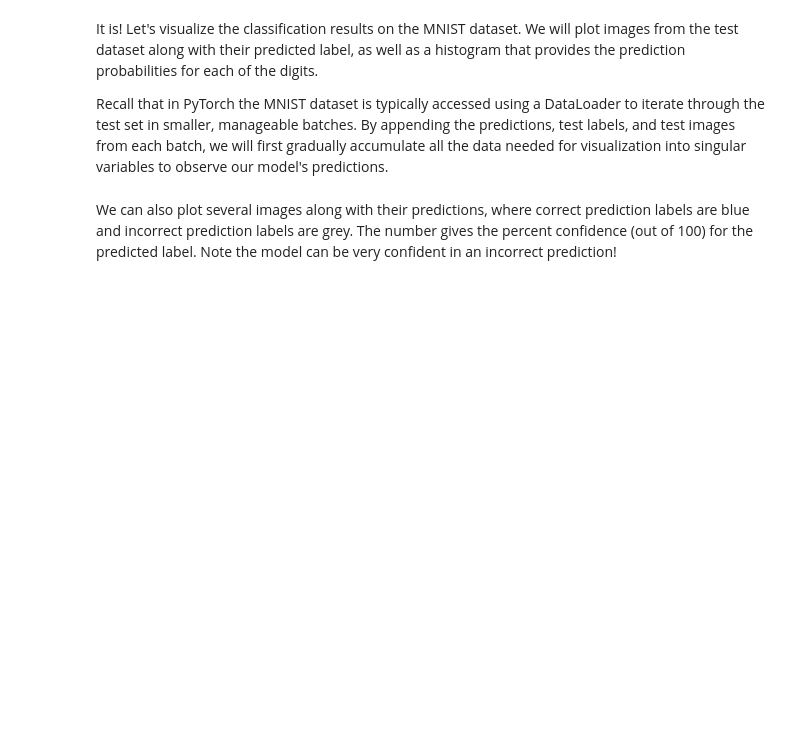
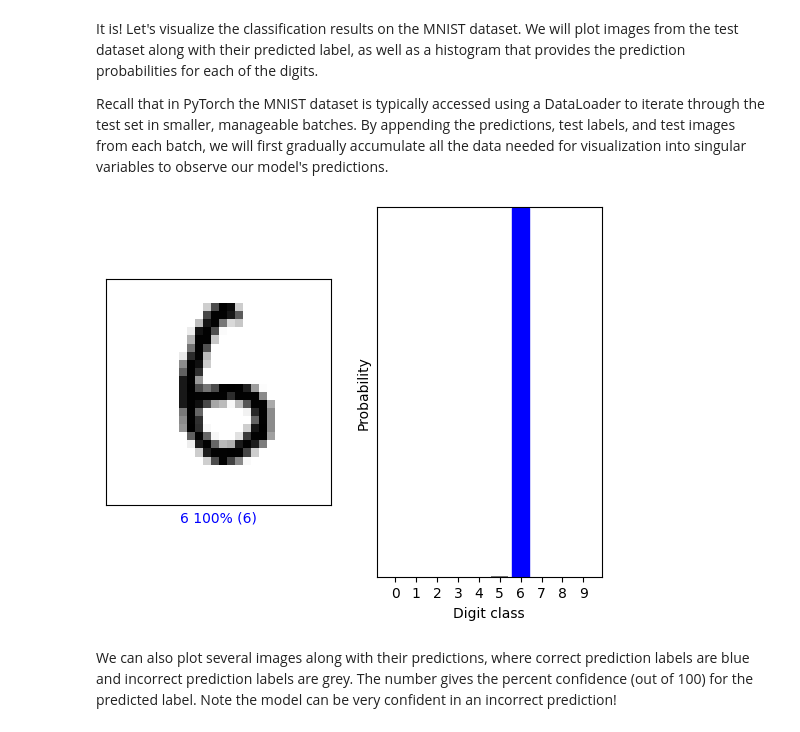
Before and after one commit to code-joswin/Deep-Learning, a Jupyter notebook: lab2/PT_Part1_MNIST.ipynb, the cells around one changed output. Drawn from its saved outputs; the diff is of its cells as text; code cells hidden in the pictures; blank space fills up the shorter version.

```diff
--- a/lab2/PT_Part1_MNIST.ipynb
+++ b/lab2/PT_Part1_MNIST.ipynb
@@ -524,6 +590,9 @@ all_images = []
 # Process test set in batches
 with torch.no_grad():
     for images, labels in testset_loader:
+        images = images.to(device)
+        labels = labels.to(device)
+
         outputs = cnn_model(images)
 
         # Apply softmax to get probabilities from the predicted logits
@@ -547,12 +616,17 @@ test_images = all_images.cpu().numpy()       # Shape: (total_samples, 1, 28, 28)
 # %%
 #@title Change the slider to look at the model's predictions! { run: "auto" }
 
-image_index = 79 #@param {type:"slider", min:0, max:100, step:1}
+image_index = 21 #@param {type:"slider", min:0, max:100, step:1}
 plt.subplot(1,2,1)
 mdl.lab2.plot_image_prediction(image_index, predictions, test_labels, test_images)
 plt.subplot(1,2,2)
 mdl.lab2.plot_value_prediction(image_index, predictions, test_labels)
+plt.xticks(range(10))
+plt.xlabel("Digit class")
+plt.ylabel("Probability")
 comet_model_2.log_figure(figure=plt)
+# %% [output]
+[figure, added]
 # %% [markdown]
 We can also plot several images along with their predictions, where correct prediction labels are blue and incorrect prediction labels are grey. The number gives the percent confidence (out of 100) for the predicted label. Note the model can be very confident in an incorrect prediction!
 # %%
```
Also changed, not shown: parts of 13 cells of this notebook.
